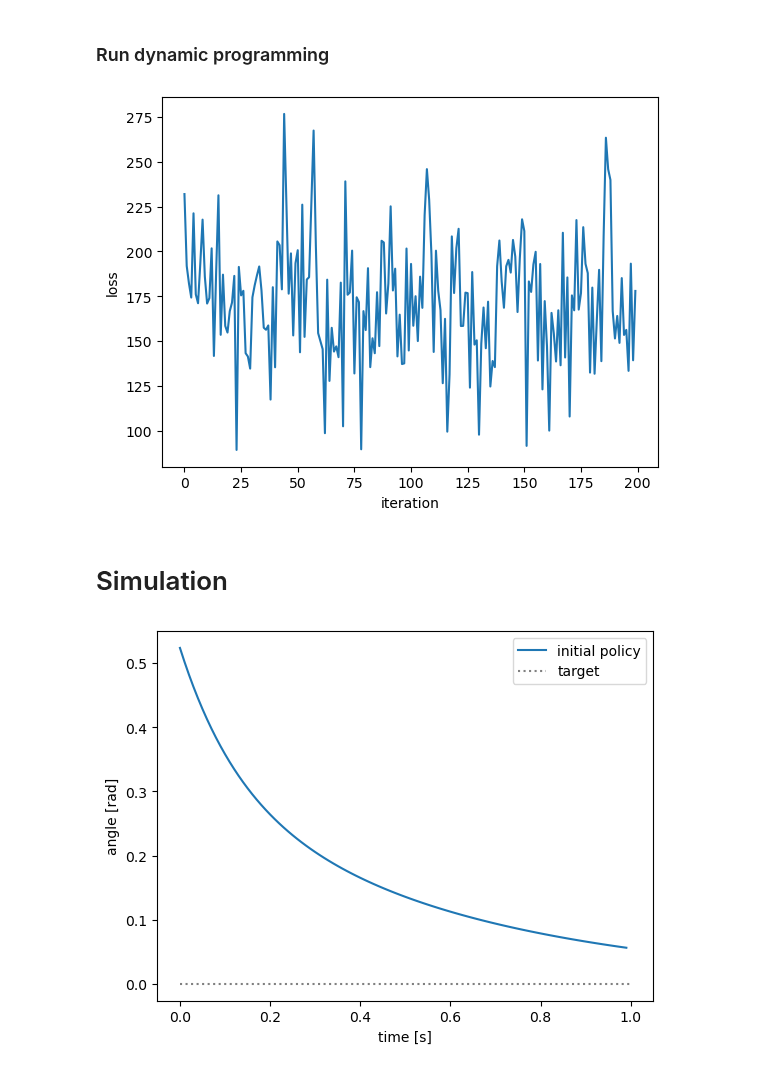
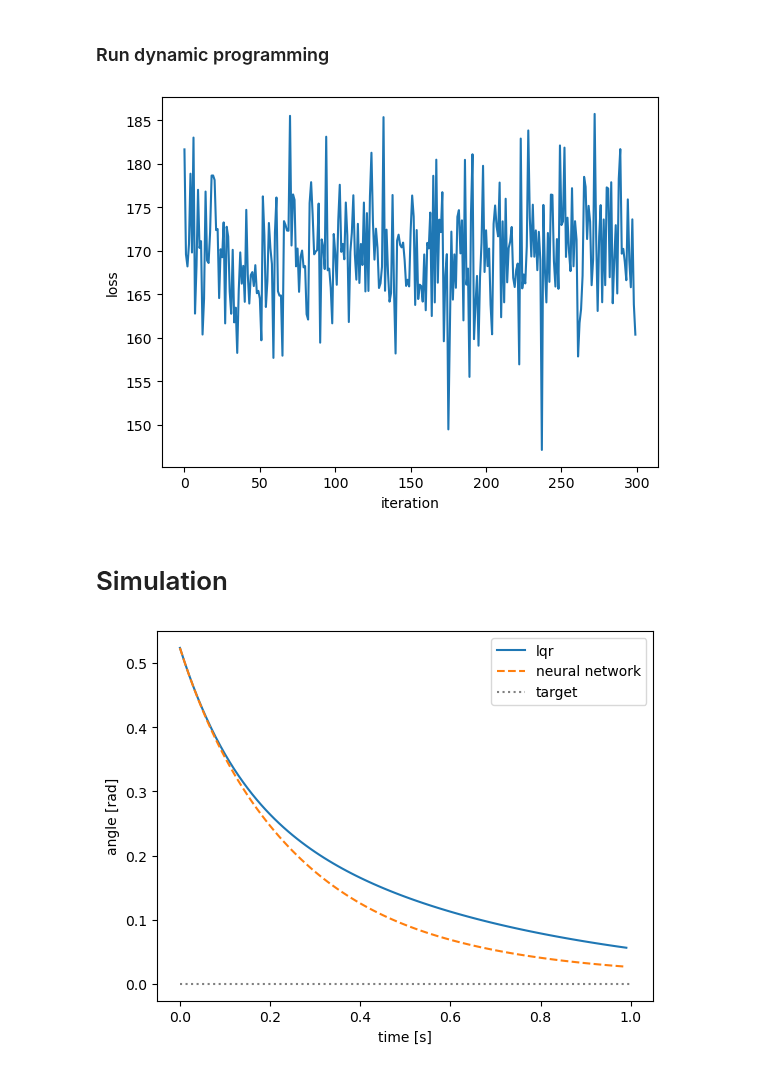
Before and after one commit to maalberg/safely, a Jupyter notebook: safely_pendulum.ipynb, the cells around one changed output. Drawn from its saved outputs; the diff is of its cells as text; code cells hidden in the pictures.

Commit message:
make a comparison in simulation between lqr and a trained neural network

```diff
--- a/safely_pendulum.ipynb
+++ b/safely_pendulum.ipynb
@@ -162,69 +162,97 @@ plt.show()
 reward = fun.quadratic(linalg.block_diag(-q, -r))
 
 # policy is a neural network
-policy = fun.neuralnetwork(domain.dims_n, layers=[32, 32, 1], activations=['relu', 'relu', 'tanh'])
+policy_nn = fun.neuralnetwork(domain.dims_n, layers=[32, 32, 1], activations=['relu', 'relu', 'tanh'])
 
 # use policy iteration to solve this reinforcement learning problem
-rl = lrn.policy_iter(policy, dyn, reward, value)
+rl = lrn.policy_iter(policy_nn, dyn, reward, value)
 # %% [markdown]
 ### Run dynamic programming
 # %%
 optimizer = tf.keras.optimizers.SGD(learning_rate=0.1)
+
 losses = []
-epochs_n = 200
+epochs = 300
 
-for epoch in range(epochs_n):
+for epoch in range(epochs):
 
     # evaluate current policy to improve value function
     #opt_values = rl.evaluate(domain_value.states, optimize=True)
     #value._parameters = opt_values
 
     # use current value function to improve policy
-    states = domain.sample_continuous(32)
+    states = domain.sample_continuous(1000)
     with tf.GradientTape() as tape:
 
         # forward pass
         loss_values = rl.evaluate(states)
         # loss
         loss = -tf.reduce_mean(loss_values)
 
     # calculate gradients
-    grads = tape.gradient(loss, policy._model.trainable_variables)
+    grads = tape.gradient(loss, policy_nn._model.trainable_variables)
     # optimizer step
-    optimizer.apply_gradients(zip(grads, policy._model.trainable_variables))
+    optimizer.apply_gradients(zip(grads, policy_nn._model.trainable_variables))
 
     # gather metrics
     losses.append(loss)
 
 # plot loss
 plt.plot(losses)
 plt.xlabel("iteration")
 plt.ylabel("loss")
 plt.show()
 # %% [output]
-[figure, old version]
+[figure, new version]
 # %% [markdown]
 # Simulation
 # %%
+# initial state
+sim_state0 = [1.0, -0.5]
+
+
 # ---------------------------------------------------------------------------*/
-# simulate result and plot
+# simulate true dynamics with lqr as policy
 
-# create a sequence of states for simulation and set the initial state
-sim_states = np.zeros((100, 2), dtype=float)
-sim_states[0] = [1.0, -0.5] # initial state
+# create a sequence of states for simulation with lqr and set the initial state
+sim_states_lqr = np.zeros((100, 2), dtype=float)
+sim_states_lqr[0] = sim_state0
 
-# prepare pendulum dynamics for simulation
-pendulum_true.policy = policy_initial
+# prepare pendulum dynamics for simulation with lqr policy
+pendulum_true.policy = policy_lqr
 
-# simulate
-for this in range(len(sim_states) - 1):
-    sim_states[this + 1] = pendulum_true(sim_states[this])
+# simulate with lqr
+for this in range(len(sim_states_lqr) - 1):
+    sim_states_lqr[this + 1] = pendulum_true(sim_states_lqr[this])
 
-time = np.arange(len(sim_states)) * pendulum_true.timestep
-data = pendulum_true.denormalize_state(sim_states)
+time_lqr = np.arange(len(sim_states_lqr)) * pendulum_true.timestep
+data_lqr = pendulum_true.denormalize_state(sim_states_lqr)
+
+
+# ---------------------------------------------------------------------------*/
+# simulate true dynamics with a neural network as policy
+
+# create a sequence of states for simulation with a neural network and set the initial state
+sim_states_nn = np.zeros((100, 2), dtype=float)
+sim_states_nn[0] = sim_state0
+
+# set a neural network as policy
+pendulum_true.policy = policy_nn
+
+# simulate with a neural network
+for this in range(len(sim_states_nn) - 1):
+    sim_states_nn[this + 1] = pendulum_true(sim_states_nn[this])
+
+time_nn = np.arange(len(sim_states_nn)) * pendulum_true.timestep
+data_nn = pendulum_true.denormalize_state(sim_states_nn)
+
+
+# ---------------------------------------------------------------------------*/
+# plot simulation results
 
 # plot simulated state trajectory
-policy_initial_plt = plt.plot(time, data[:, 0], label=r'initial policy')
+policy_lqr_plt = plt.plot(time_lqr, data_lqr[:, 0], label=r'lqr')
+policy_nn_plt = plt.plot(time_nn, data_nn[:, 0], linestyle='dashed', label=r'neural network')
 plt.xlabel("time [s]")
 plt.ylabel("angle [rad]")
 
@@ -232,11 +260,11 @@ plt.ylabel("angle [rad]")
 policy_target_plt = plt.plot([0, 1], [0, 0], color='grey', linestyle='dotted', label=r'target')
 
 # plot legend
-lns = policy_initial_plt + policy_target_plt
+lns = policy_lqr_plt + policy_nn_plt + policy_target_plt
 labels = [l.get_label() for l in lns]
 plt.legend(lns, labels, loc=1, fancybox=True, framealpha=0.75)
 
 # show plotting
 plt.show()
 # %% [output]
-[figure, old version]
+[figure, new version]
```
Also changed, not shown: parts of 1 cell of this notebook, 1 other file.
